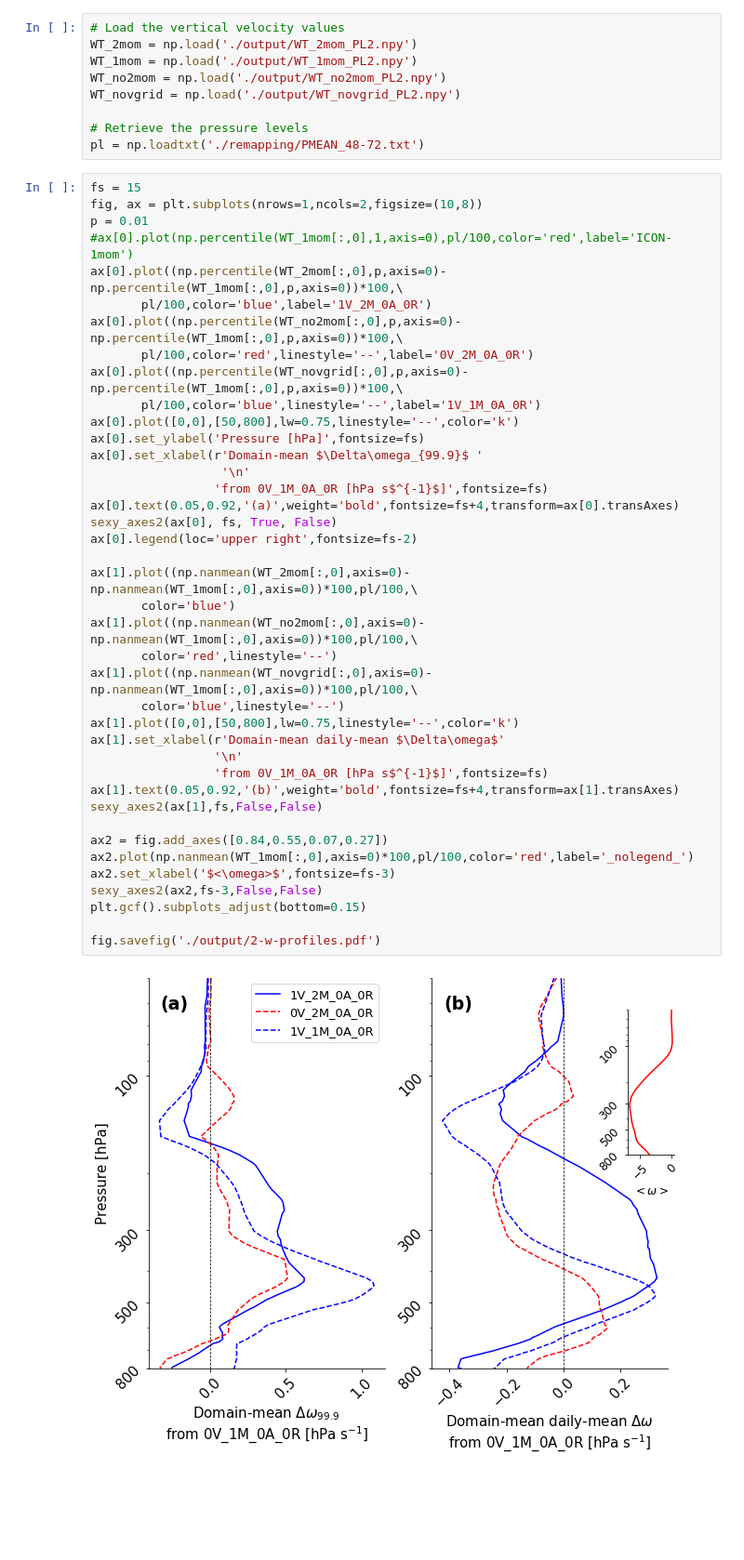
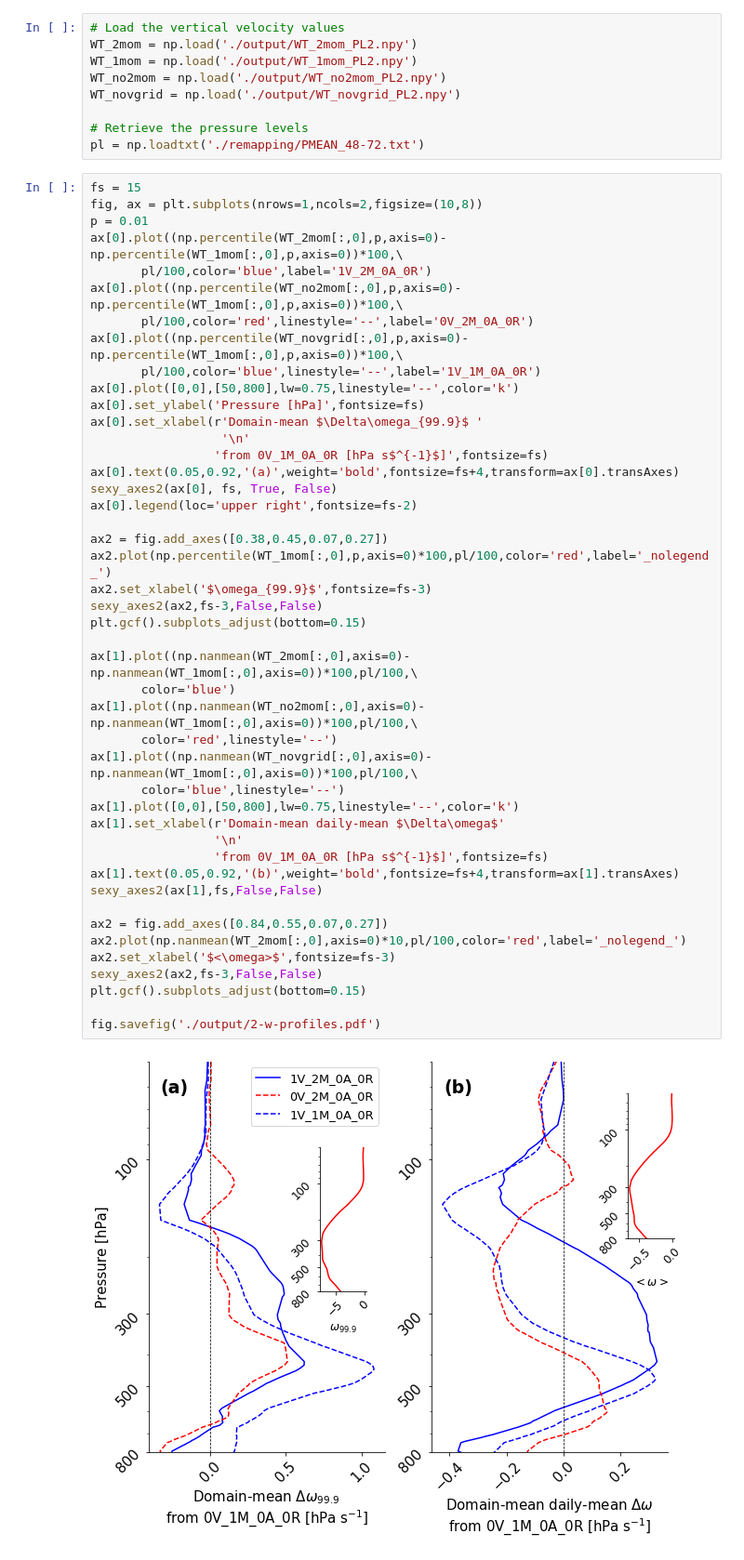
Before and after one commit to sylviasullivan/ice-microp-rad, a Jupyter notebook: SI_article1.ipynb, the cells around one changed output. Shown: that part at 93% size. Drawn from its saved outputs; the diff is of its cells as text; blank space fills up the shorter version.

```diff
--- a/SI_article1.ipynb
+++ b/SI_article1.ipynb
@@ -143,7 +145,6 @@ pl = np.loadtxt('./remapping/PMEAN_48-72.txt')
 fs = 15
 fig, ax = plt.subplots(nrows=1,ncols=2,figsize=(10,8))
 p = 0.01
-#ax[0].plot(np.percentile(WT_1mom[:,0],1,axis=0),pl/100,color='red',label='ICON-1mom')
 ax[0].plot((np.percentile(WT_2mom[:,0],p,axis=0)-np.percentile(WT_1mom[:,0],p,axis=0))*100,\
        pl/100,color='blue',label='1V_2M_0A_0R')
 ax[0].plot((np.percentile(WT_no2mom[:,0],p,axis=0)-np.percentile(WT_1mom[:,0],p,axis=0))*100,\
@@ -152,32 +153,38 @@ ax[0].plot((np.percentile(WT_novgrid[:,0],p,axis=0)-np.percentile(WT_1mom[:,0],p
        pl/100,color='blue',linestyle='--',label='1V_1M_0A_0R')
 ax[0].plot([0,0],[50,800],lw=0.75,linestyle='--',color='k')
 ax[0].set_ylabel('Pressure [hPa]',fontsize=fs)
 ax[0].set_xlabel(r'Domain-mean $\Delta\omega_{99.9}$ '
                   '\n'
                  'from 0V_1M_0A_0R [hPa s$^{-1}$]',fontsize=fs)
 ax[0].text(0.05,0.92,'(a)',weight='bold',fontsize=fs+4,transform=ax[0].transAxes)
 sexy_axes2(ax[0], fs, True, False)
 ax[0].legend(loc='upper right',fontsize=fs-2)
 
+ax2 = fig.add_axes([0.38,0.45,0.07,0.27])
+ax2.plot(np.percentile(WT_1mom[:,0],p,axis=0)*100,pl/100,color='red',label='_nolegend_')
+ax2.set_xlabel('$\omega_{99.9}$',fontsize=fs-3)
+sexy_axes2(ax2,fs-3,False,False)
+plt.gcf().subplots_adjust(bottom=0.15)
+
 ax[1].plot((np.nanmean(WT_2mom[:,0],axis=0)-np.nanmean(WT_1mom[:,0],axis=0))*100,pl/100,\
        color='blue')
 ax[1].plot((np.nanmean(WT_no2mom[:,0],axis=0)-np.nanmean(WT_1mom[:,0],axis=0))*100,pl/100,\
        color='red',linestyle='--')
 ax[1].plot((np.nanmean(WT_novgrid[:,0],axis=0)-np.nanmean(WT_1mom[:,0],axis=0))*100,pl/100,\
        color='blue',linestyle='--')
 ax[1].plot([0,0],[50,800],lw=0.75,linestyle='--',color='k')
 ax[1].set_xlabel(r'Domain-mean daily-mean $\Delta\omega$'
                  '\n'
                  'from 0V_1M_0A_0R [hPa s$^{-1}$]',fontsize=fs)
 ax[1].text(0.05,0.92,'(b)',weight='bold',fontsize=fs+4,transform=ax[1].transAxes)
 sexy_axes2(ax[1],fs,False,False)
 
 ax2 = fig.add_axes([0.84,0.55,0.07,0.27])
-ax2.plot(np.nanmean(WT_1mom[:,0],axis=0)*100,pl/100,color='red',label='_nolegend_')
+ax2.plot(np.nanmean(WT_2mom[:,0],axis=0)*10,pl/100,color='red',label='_nolegend_')
 ax2.set_xlabel('$<\omega>$',fontsize=fs-3)
 sexy_axes2(ax2,fs-3,False,False)
 plt.gcf().subplots_adjust(bottom=0.15)
 
 fig.savefig('./output/2-w-profiles.pdf')
 # %% [output]
-[figure, old version]
+[figure, new version]
```
Also changed, not shown: parts of 1 cell of this notebook, 8 other files.
